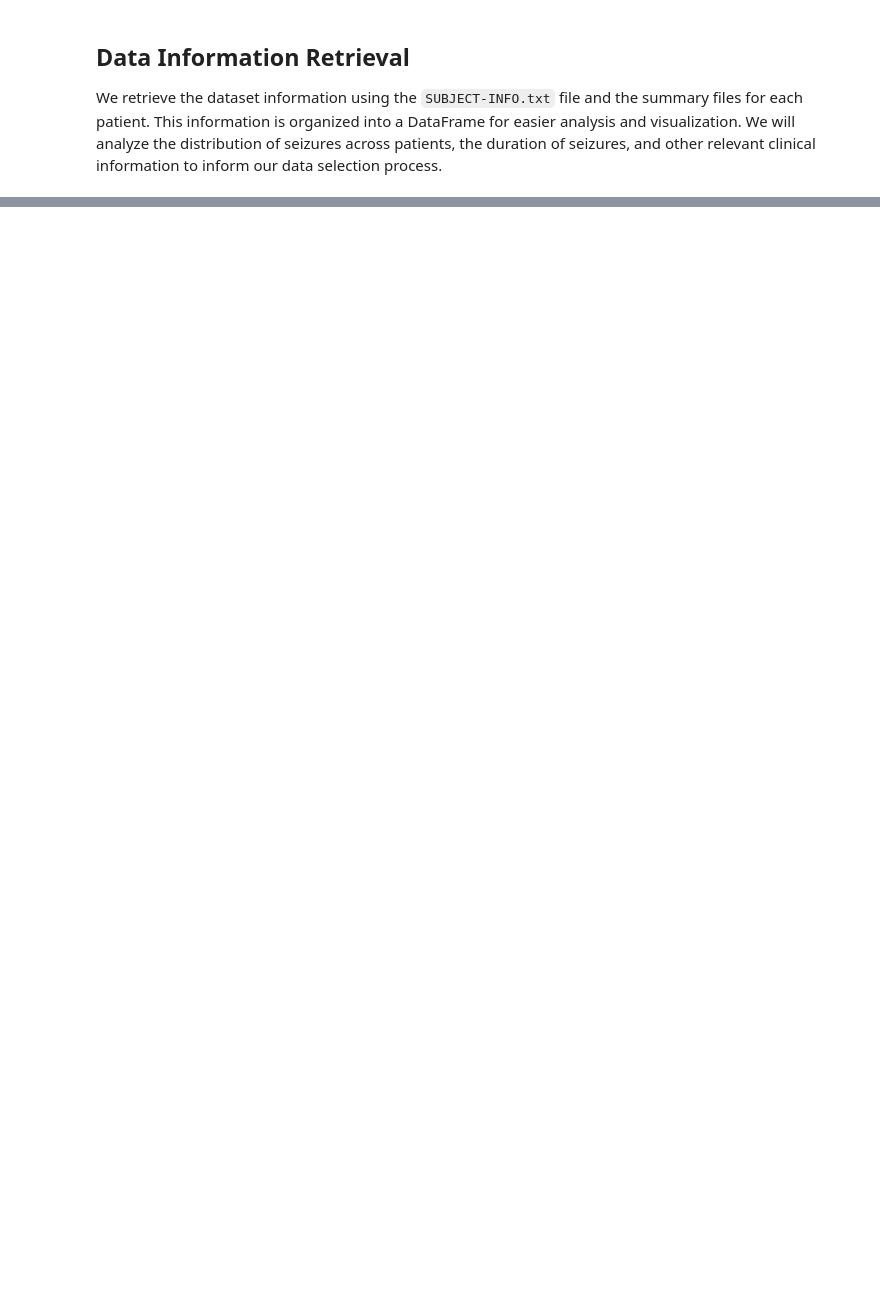
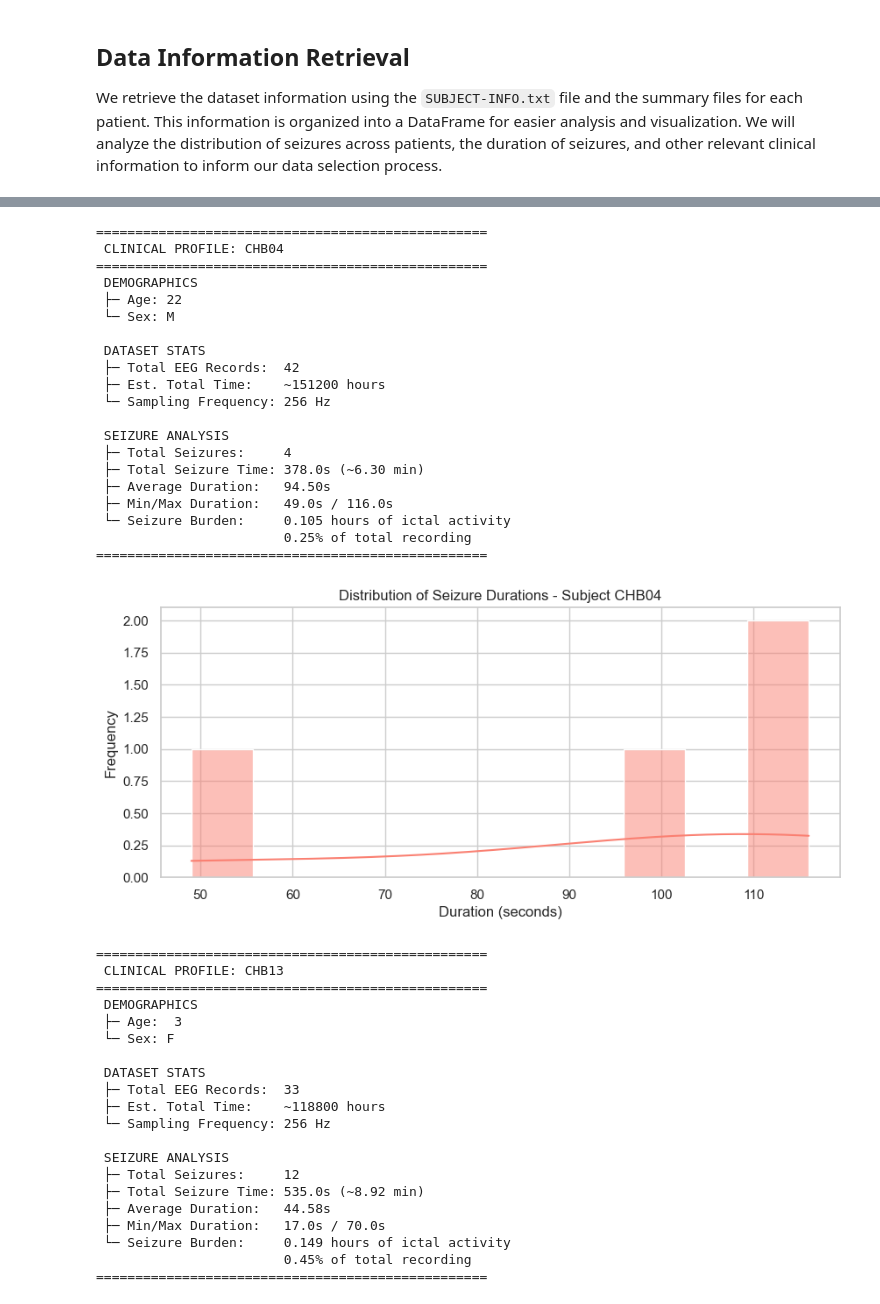
Before and after one commit to AlessiaBernacchia/EEG-epileptic-seizures-detection, a Jupyter notebook: notebooks/collection/collection.ipynb, the cells around one changed output, grey strips where cells are left out. Drawn from its saved outputs; the diff is of its cells as text; code cells hidden in the pictures; blank space fills up the shorter version.

```diff
--- a/notebooks/collection/collection.ipynb
+++ b/notebooks/collection/collection.ipynb
@@ -95,0 +129,45 @@ for patient_id in patient_ids_selected:
+# %%
+for patient_id in patient_ids_selected:
+    show_info_of_patient(df_info, patient_id)
+# %% [output]
+==================================================
+ CLINICAL PROFILE: CHB04
+==================================================
+ DEMOGRAPHICS
+ ├─ Age: 22
+ └─ Sex: M
+
+ DATASET STATS
+ ├─ Total EEG Records:  42
+ ├─ Est. Total Time:    ~151200 hours
+ └─ Sampling Frequency: 256 Hz
+
+ SEIZURE ANALYSIS
+ ├─ Total Seizures:     4
+ ├─ Total Seizure Time: 378.0s (~6.30 min)
+ ├─ Average Duration:   94.50s
+ ├─ Min/Max Duration:   49.0s / 116.0s
+ └─ Seizure Burden:     0.105 hours of ictal activity
+                        0.25% of total recording
+==================================================
+[figure, added]
+==================================================
+ CLINICAL PROFILE: CHB13
+==================================================
+ DEMOGRAPHICS
+ ├─ Age:  3
+ └─ Sex: F
+
+ DATASET STATS
+ ├─ Total EEG Records:  33
+ ├─ Est. Total Time:    ~118800 hours
+ └─ Sampling Frequency: 256 Hz
+
+ SEIZURE ANALYSIS
+ ├─ Total Seizures:     12
+ ├─ Total Seizure Time: 535.0s (~8.92 min)
+ ├─ Average Duration:   44.58s
+ ├─ Min/Max Duration:   17.0s / 70.0s
+ └─ Seizure Burden:     0.149 hours of ictal activity
+                        0.45% of total recording
+==================================================
```
Also changed, not shown: parts of 17 cells of this notebook, 2 other files.
